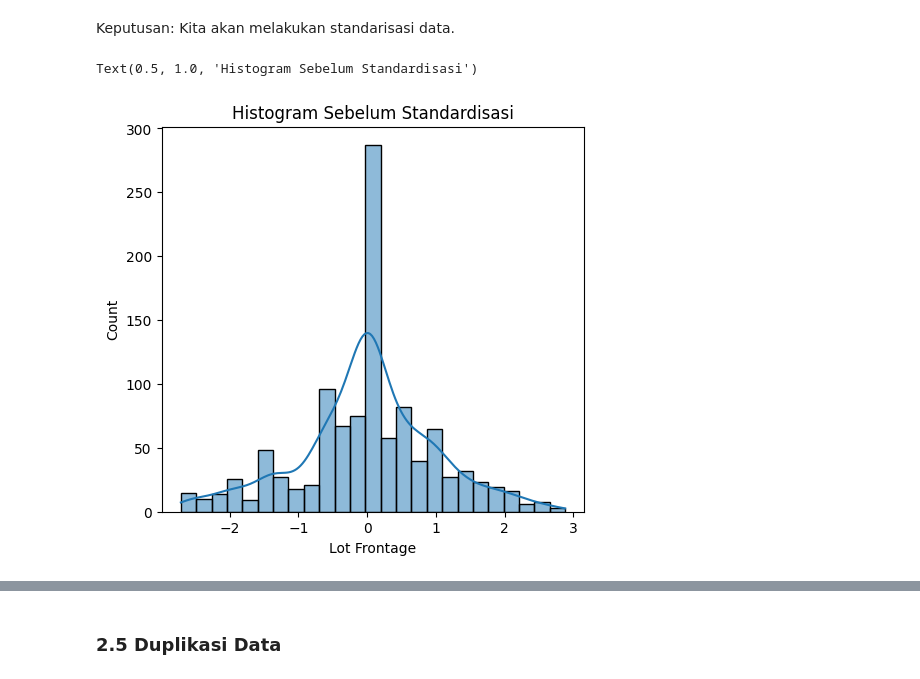
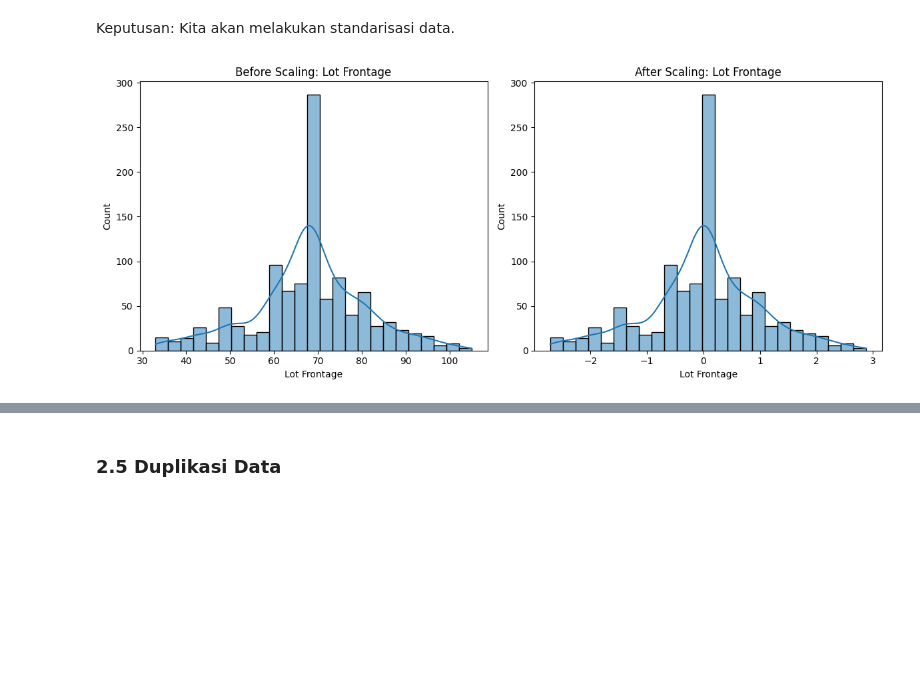
Before and after one commit to RyannPy/ames-housing-price-prediction, a Jupyter notebook: analysis.ipynb, the cells around one changed output, grey strips where cells are left out. Cells and saved outputs as stored; diff of their text form; code cells hidden in the pictures; blank space fills up the shorter version.

Commit message:
fix: perbaikan standardscaler untuk saleprice dan penyesuaian pada visualisasi

```diff
--- a/analysis.ipynb
+++ b/analysis.ipynb
@@ -162,14 +162,30 @@ Keputusan: Kita akan melakukan standarisasi data.
 # %%
 from sklearn.preprocessing import StandardScaler
 
+df_before_scaling = df.copy()
+
 scaler = StandardScaler()
-df[numeric_features] = scaler.fit_transform(df[numeric_features])
+
+numeric_features = df[less.index].select_dtypes(include=['number']).columns
+numeric_features = numeric_features.drop('SalePrice')
+
+df[numeric_features] = scaler.fit_transform(
+    df[numeric_features]
+)
 # %%
-# Histogram Sebelum Standardisasi
-plt.figure(figsize=(12, 5))
-plt.subplot(1, 2, 1)
-sns.histplot(df[numeric_features[3]], kde=True)
-plt.title("Histogram Sebelum Standardisasi")
+feature = numeric_features[3]
+
+plt.figure(figsize=(12,5))
+
+plt.subplot(1,2,1)
+sns.histplot(df_before_scaling[feature], kde=True)
+plt.title(f"Before Scaling: {feature}")
+
+plt.subplot(1,2,2)
+sns.histplot(df[feature], kde=True)
+plt.title(f"After Scaling: {feature}")
+
+plt.tight_layout()
+plt.show()
 # %% [output]
-Text(0.5, 1.0, 'Histogram Sebelum Standardisasi')
-[figure, old version]
+[figure, new version]
```
Also changed, not shown: parts of 18 cells of this notebook, 5 other files.
